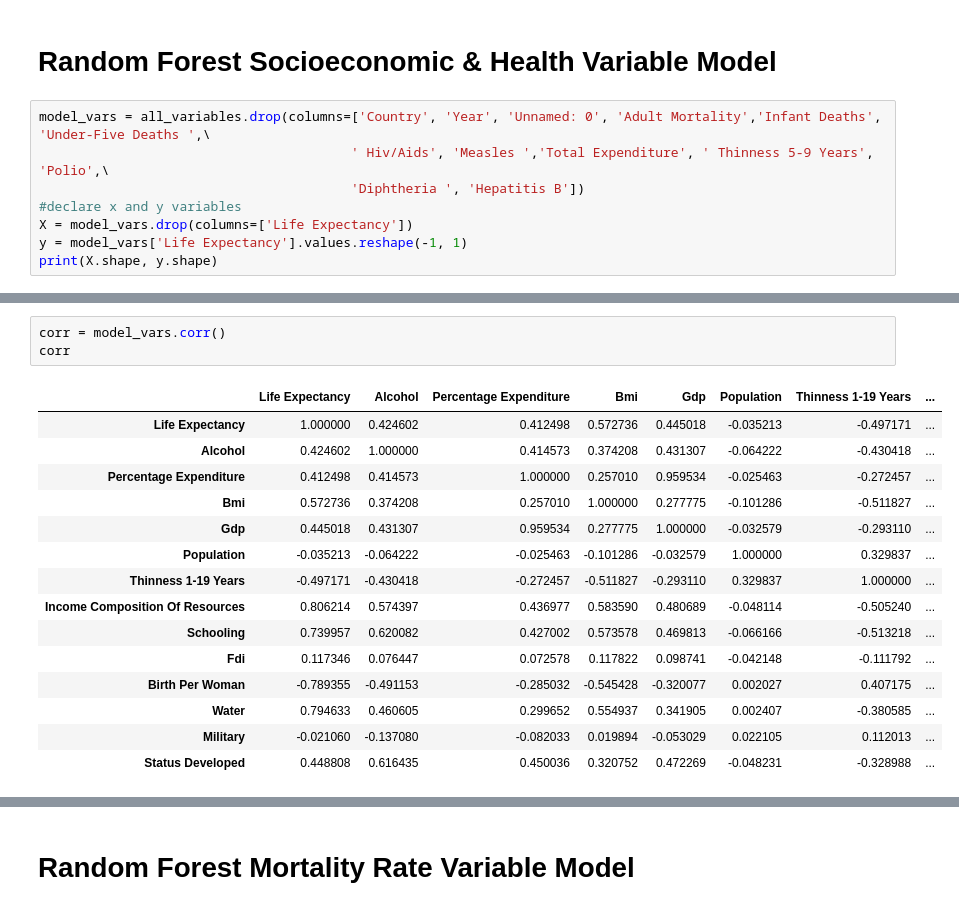
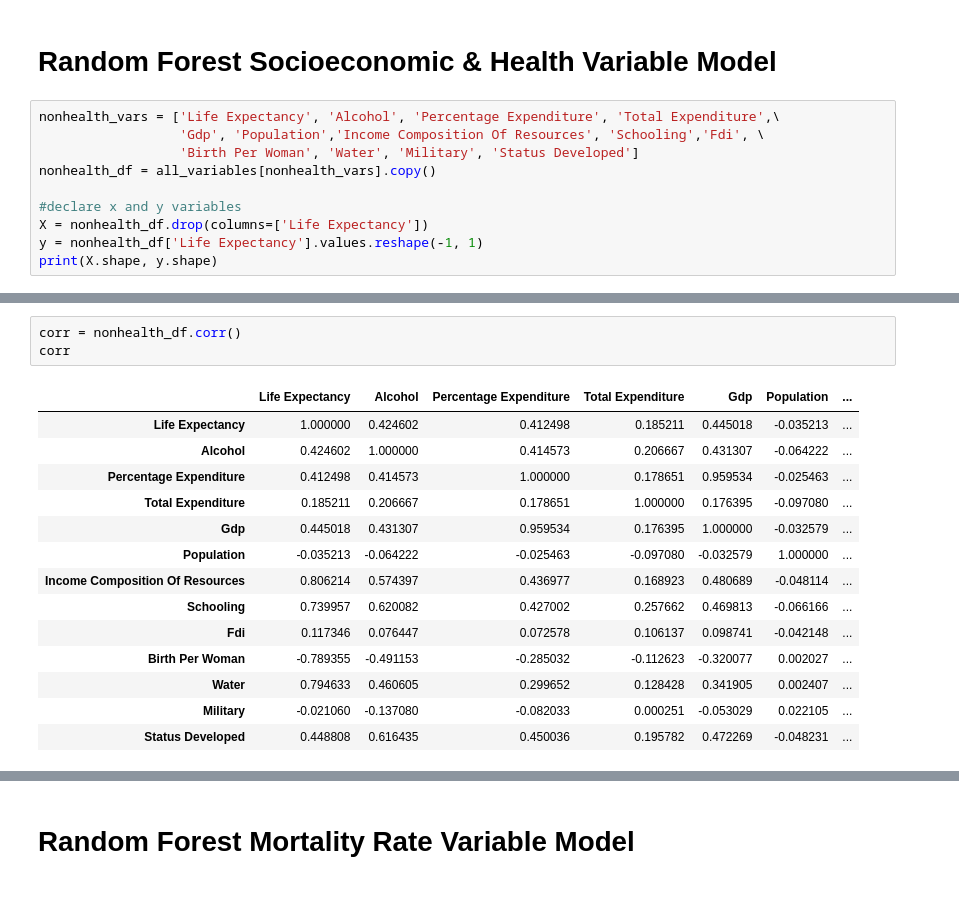
Before and after one commit to alyssamoyer/final_project, a Jupyter notebook: data_analysis.ipynb, the cells around one changed output, grey strips where cells are left out. Drawn from its saved outputs; the diff is of its cells as text.

```diff
--- a/data_analysis.ipynb
+++ b/data_analysis.ipynb
@@ -42,11 +42,13 @@ dtype: int64
 # %% [markdown]
 # Random Forest Socioeconomic & Health Variable Model
 # %%
-model_vars = all_variables.drop(columns=['Country', 'Year', 'Unnamed: 0', 'Adult Mortality','Infant Deaths', 'Under-Five Deaths ',\
-                                        ' Hiv/Aids', 'Measles ','Total Expenditure', ' Thinness 5-9 Years', 'Polio',\
-                                        'Diphtheria ', 'Hepatitis B'])
+nonhealth_vars = ['Life Expectancy', 'Alcohol', 'Percentage Expenditure', 'Total Expenditure',\
+                  'Gdp', 'Population','Income Composition Of Resources', 'Schooling','Fdi', \
+                  'Birth Per Woman', 'Water', 'Military', 'Status Developed']
+nonhealth_df = all_variables[nonhealth_vars].copy()
+
 #declare x and y variables
-X = model_vars.drop(columns=['Life Expectancy'])
-y = model_vars['Life Expectancy'].values.reshape(-1, 1)
+X = nonhealth_df.drop(columns=['Life Expectancy'])
+y = nonhealth_df['Life Expectancy'].values.reshape(-1, 1)
 print(X.shape, y.shape)
 # %% [output]
@@ -132,22 +132,21 @@ plt.show()
 # %%
-corr = model_vars.corr()
+corr = nonhealth_df.corr()
 corr
 # %% [output]
-|  | Life Expectancy | Alcohol | Percentage Expenditure | Bmi | Gdp | Population | Thinness 1-19 Years | ... |
-| Life Expectancy | 1.000000 | 0.424602 | 0.412498 | 0.572736 | 0.445018 | -0.035213 | -0.497171 | ... |
-| Alcohol | 0.424602 | 1.000000 | 0.414573 | 0.374208 | 0.431307 | -0.064222 | -0.430418 | ... |
-| Percentage Expenditure | 0.412498 | 0.414573 | 1.000000 | 0.257010 | 0.959534 | -0.025463 | -0.272457 | ... |
-| Bmi | 0.572736 | 0.374208 | 0.257010 | 1.000000 | 0.277775 | -0.101286 | -0.511827 | ... |
-| Gdp | 0.445018 | 0.431307 | 0.959534 | 0.277775 | 1.000000 | -0.032579 | -0.293110 | ... |
-| Population | -0.035213 | -0.064222 | -0.025463 | -0.101286 | -0.032579 | 1.000000 | 0.329837 | ... |
-| Thinness 1-19 Years | -0.497171 | -0.430418 | -0.272457 | -0.511827 | -0.293110 | 0.329837 | 1.000000 | ... |
-| Income Composition Of Resources | 0.806214 | 0.574397 | 0.436977 | 0.583590 | 0.480689 | -0.048114 | -0.505240 | ... |
-| Schooling | 0.739957 | 0.620082 | 0.427002 | 0.573578 | 0.469813 | -0.066166 | -0.513218 | ... |
-| Fdi | 0.117346 | 0.076447 | 0.072578 | 0.117822 | 0.098741 | -0.042148 | -0.111792 | ... |
-| Birth Per Woman | -0.789355 | -0.491153 | -0.285032 | -0.545428 | -0.320077 | 0.002027 | 0.407175 | ... |
-| Water | 0.794633 | 0.460605 | 0.299652 | 0.554937 | 0.341905 | 0.002407 | -0.380585 | ... |
-| Military | -0.021060 | -0.137080 | -0.082033 | 0.019894 | -0.053029 | 0.022105 | 0.112013 | ... |
-| Status Developed | 0.448808 | 0.616435 | 0.450036 | 0.320752 | 0.472269 | -0.048231 | -0.328988 | ... |
+|  | Life Expectancy | Alcohol | Percentage Expenditure | Total Expenditure | Gdp | Population | ... |
+| Life Expectancy | 1.000000 | 0.424602 | 0.412498 | 0.185211 | 0.445018 | -0.035213 | ... |
+| Alcohol | 0.424602 | 1.000000 | 0.414573 | 0.206667 | 0.431307 | -0.064222 | ... |
+| Percentage Expenditure | 0.412498 | 0.414573 | 1.000000 | 0.178651 | 0.959534 | -0.025463 | ... |
+| Total Expenditure | 0.185211 | 0.206667 | 0.178651 | 1.000000 | 0.176395 | -0.097080 | ... |
+| Gdp | 0.445018 | 0.431307 | 0.959534 | 0.176395 | 1.000000 | -0.032579 | ... |
+| Population | -0.035213 | -0.064222 | -0.025463 | -0.097080 | -0.032579 | 1.000000 | ... |
+| Income Composition Of Resources | 0.806214 | 0.574397 | 0.436977 | 0.168923 | 0.480689 | -0.048114 | ... |
+| Schooling | 0.739957 | 0.620082 | 0.427002 | 0.257662 | 0.469813 | -0.066166 | ... |
+| Fdi | 0.117346 | 0.076447 | 0.072578 | 0.106137 | 0.098741 | -0.042148 | ... |
+| Birth Per Woman | -0.789355 | -0.491153 | -0.285032 | -0.112623 | -0.320077 | 0.002027 | ... |
+| Water | 0.794633 | 0.460605 | 0.299652 | 0.128428 | 0.341905 | 0.002407 | ... |
+| Military | -0.021060 | -0.137080 | -0.082033 | 0.000251 | -0.053029 | 0.022105 | ... |
+| Status Developed | 0.448808 | 0.616435 | 0.450036 | 0.195782 | 0.472269 | -0.048231 | ... |
 # %%
 f, ax = plt.subplots(figsize=(12, 10))
 sns.heatmap(corr, annot=True, linewidths=.5, ax=ax, annot_kws={"fontsize":10}, fmt='.2g',\
```
Also changed, not shown: parts of 15 cells of this notebook, 4 other files.
